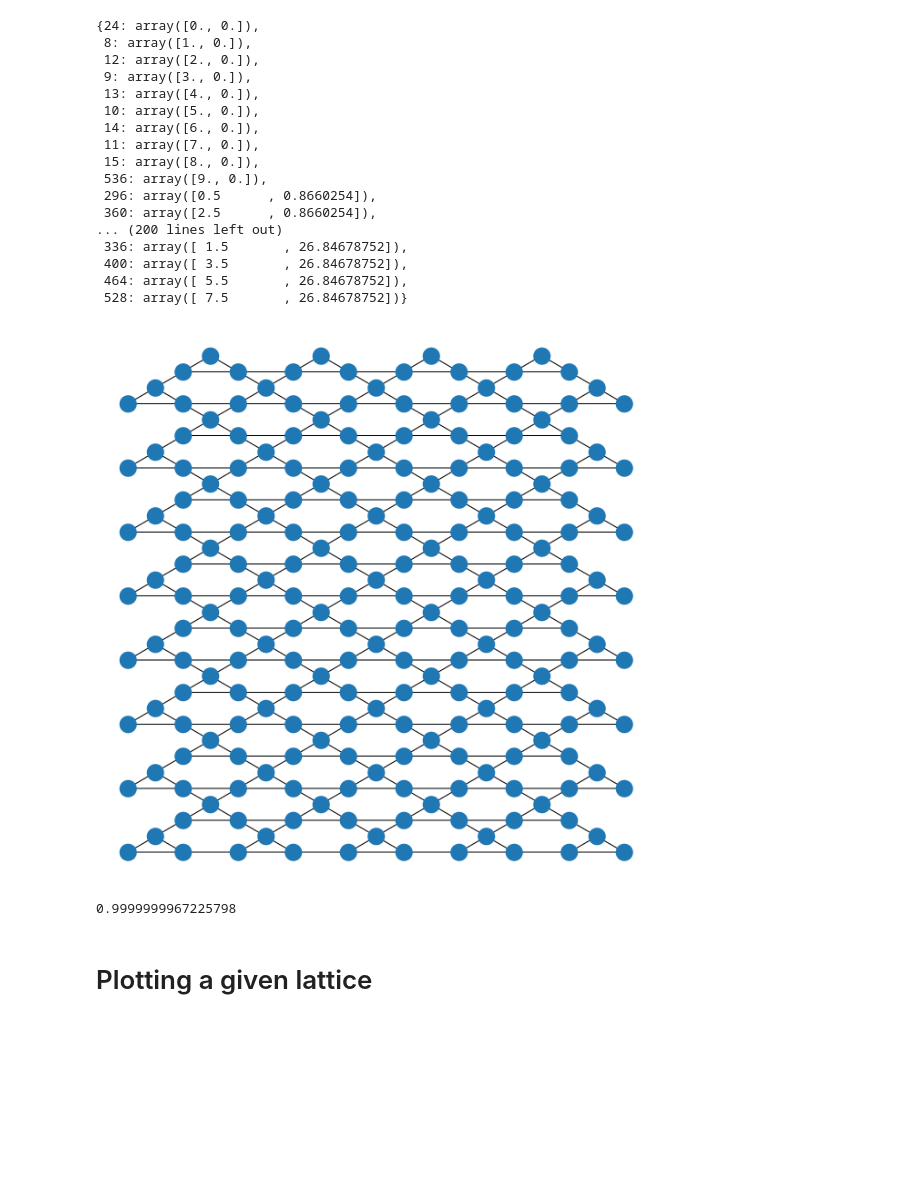
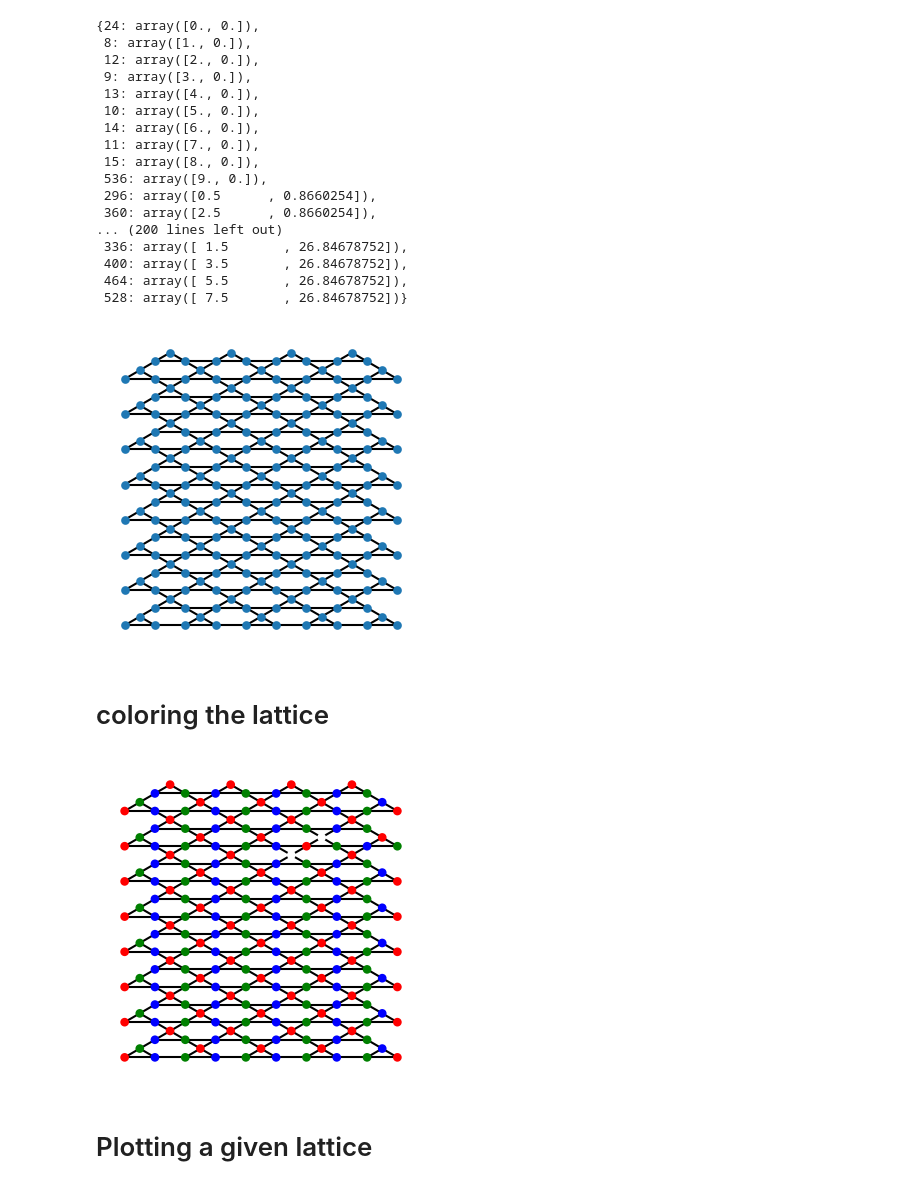
Before and after one commit to vdrouint/d-wave-other, a Jupyter notebook: qubit-to-lattice-periodic.ipynb, the cells around one changed output. Drawn from its saved outputs; the diff is of its cells as text; code cells hidden in the pictures; blank space fills up the shorter version.

```diff
--- a/qubit-to-lattice-periodic.ipynb
+++ b/qubit-to-lattice-periodic.ipynb
@@ -1245,18 +1172,9 @@ final_qubit_dictionary
  528: array([ 7.5       , 26.84678752])}
 # %%
 #show that, under this qubit dictionary, one recovers the Kagome graph! Hurra!
-nx.draw(simplify_Kag_graph, final_qubit_dictionary)
+nx.draw(simplify_Kag_graph, final_qubit_dictionary, node_size = 10)
 # %% [output]
-[figure, old version]
+[figure, new version]
-# %%
-#check the unit distance between nodes
-r1 = np.array([1,0])
-r2 = np.array([0.5      , 0.8660254])
-r3 = np.array([1.        , 1.73205081])
-r4 = np.array([1.5       , 2.59807621])
-np.linalg.norm(r3 - r4)
-# %% [output]
-0.9999999967225798
 # %%
 #saving the dict and graph for future use.
 
@@ -1266,6 +1184,25 @@ np.save("./data/dict_qbit_to_lattice_periodic.npy", final_qubit_dictionary)
 
 #add the graph itself
 pickle.dump(simplify_Kag_graph, open('./data/Kag_graph_periodic.pickle', 'wb'))
+# %% [markdown]
+# coloring the lattice
+# %%
+coloring = nx.coloring.greedy_color(simplify_Kag_graph, strategy="largest_first")
+#inspect the coloring
+color_map = []
+for node in simplify_Kag_graph:
+    if coloring[node] == 0:
+        color_map.append('blue')
+    elif coloring[node] == 1:
+        color_map.append('green')
+    elif coloring[node] == 2:
+        color_map.append('red')
+    else:
+        color_map.append('white')
+
+nx.draw(simplify_Kag_graph, pos = final_qubit_dictionary, node_size = 10, node_color=color_map)
+# %% [output]
+[figure, added]
 # %% [markdown]
 # Plotting a given lattice
 # %%
```
Also changed, not shown: parts of 4 cells of this notebook, 2 other files.
